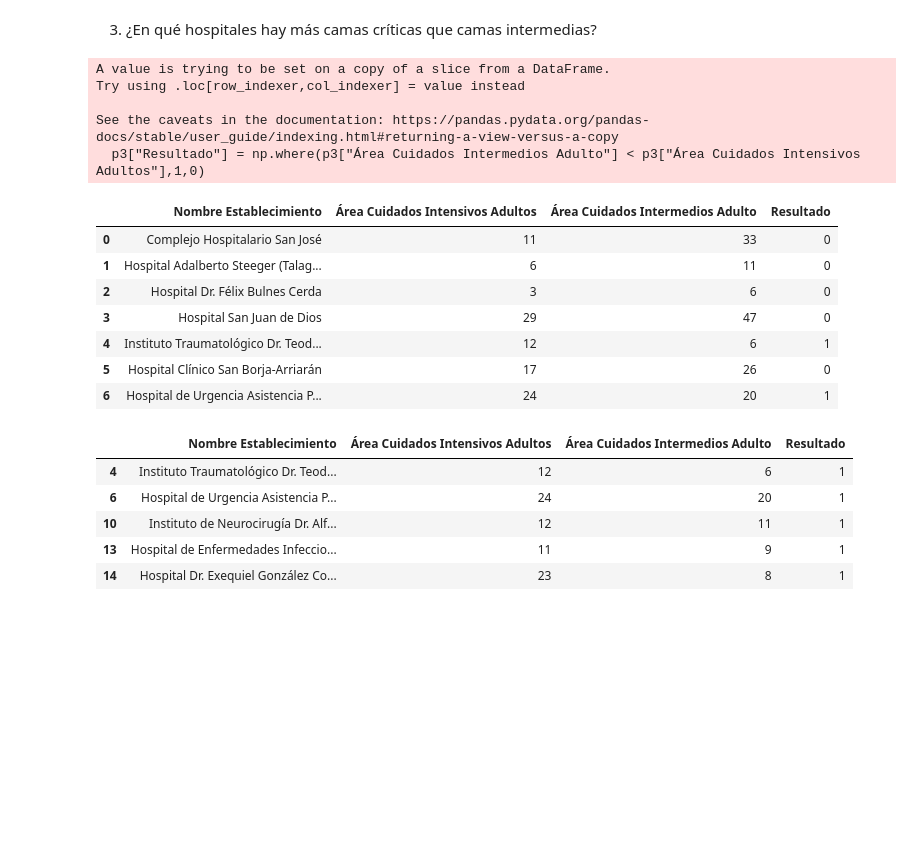
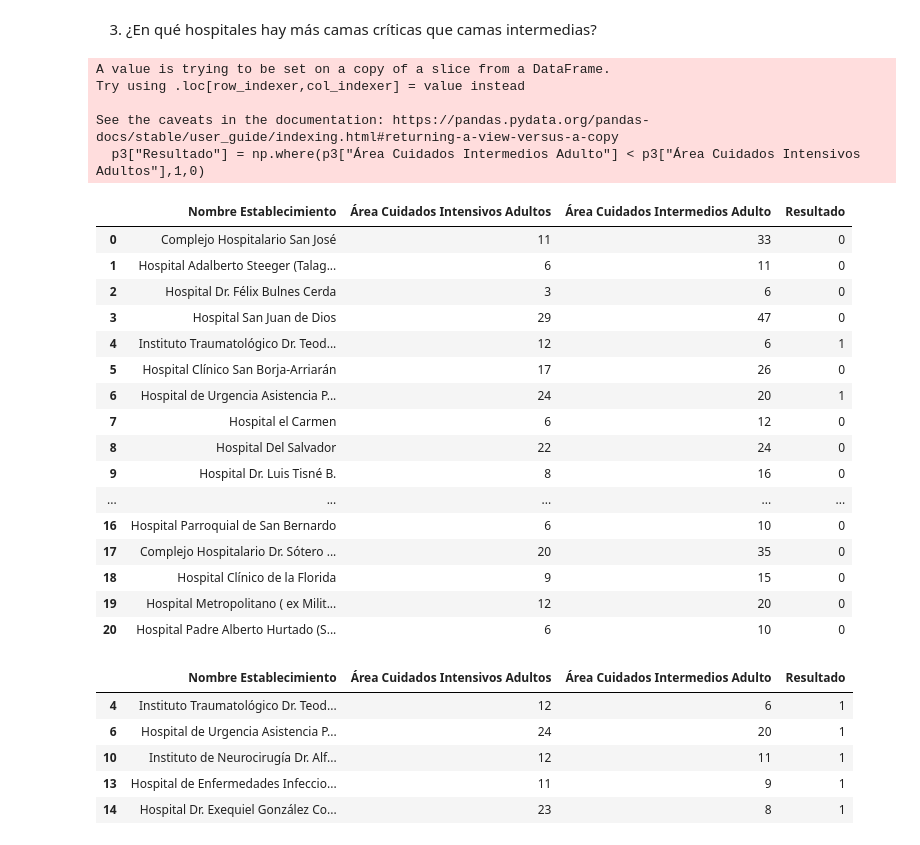
Before and after one commit to remunozz/cienciaDeDatos, a Jupyter notebook: modulo4Coursera.ipynb, the cells around one changed output. Cells and saved outputs as stored; diff of their text form; code cells hidden in the pictures; blank space fills up the shorter version.

```diff
--- a/modulo4Coursera.ipynb
+++ b/modulo4Coursera.ipynb
@@ -143,21 +143,31 @@ p2.loc[p2["Total Camas Críticas"]<70]
 # %%
 p3 = Hosp_sheet[["Nombre Establecimiento", "Área Cuidados Intensivos Adultos","Área Cuidados Intermedios Adulto"]]
 p3["Resultado"] = np.where(p3["Área Cuidados Intermedios Adulto"] < p3["Área Cuidados Intensivos Adultos"],1,0)
 p3.head(7)
+p3
 # %% [output]
 A value is trying to be set on a copy of a slice from a DataFrame.
 Try using .loc[row_indexer,col_indexer] = value instead
 
 See the caveats in the documentation: https://pandas.pydata.org/pandas-docs/stable/user_guide/indexing.html#returning-a-view-versus-a-copy
   p3["Resultado"] = np.where(p3["Área Cuidados Intermedios Adulto"] < p3["Área Cuidados Intensivos Adultos"],1,0)
 |  | Nombre Establecimiento | Área Cuidados Intensivos Adultos | Área Cuidados Intermedios Adulto | Resultado |
 | 0 | Complejo Hospitalario San José | 11 | 33 | 0 |
 | 1 | Hospital Adalberto Steeger (Talag... | 6 | 11 | 0 |
 | 2 | Hospital Dr. Félix Bulnes Cerda | 3 | 6 | 0 |
 | 3 | Hospital San Juan de Dios | 29 | 47 | 0 |
 | 4 | Instituto Traumatológico Dr. Teod... | 12 | 6 | 1 |
 | 5 | Hospital Clínico San Borja-Arriarán | 17 | 26 | 0 |
 | 6 | Hospital de Urgencia Asistencia P... | 24 | 20 | 1 |
+| 7 | Hospital el Carmen | 6 | 12 | 0 |
+| 8 | Hospital Del Salvador | 22 | 24 | 0 |
+| 9 | Hospital Dr. Luis Tisné B. | 8 | 16 | 0 |
+| ... | ... | ... | ... | ... |
+| 16 | Hospital Parroquial de San Bernardo | 6 | 10 | 0 |
+| 17 | Complejo Hospitalario Dr. Sótero ... | 20 | 35 | 0 |
+| 18 | Hospital Clínico de la Florida | 9 | 15 | 0 |
+| 19 | Hospital Metropolitano ( ex Milit... | 12 | 20 | 0 |
+| 20 | Hospital Padre Alberto Hurtado (S... | 6 | 10 | 0 |
 # %%
 p3.loc[p3["Resultado"] == 1]
 # %% [output]
```
Also changed, not shown: parts of 39 cells of this notebook.
